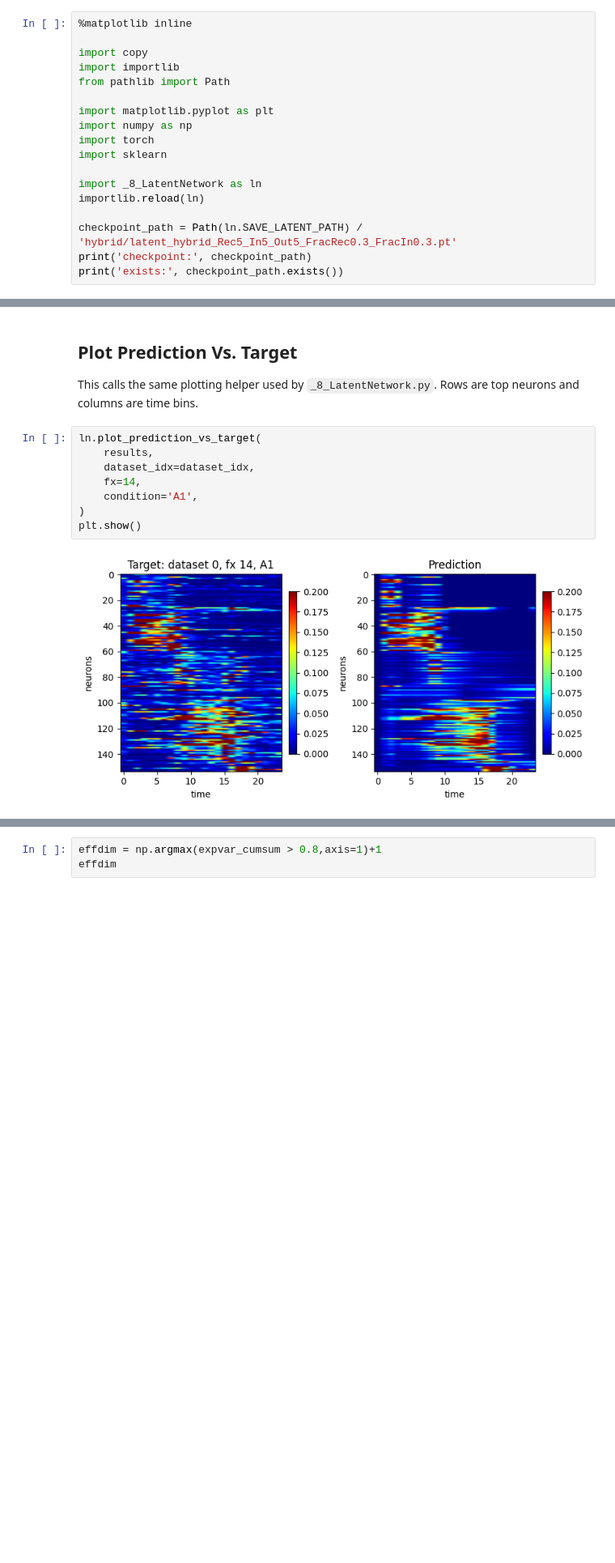
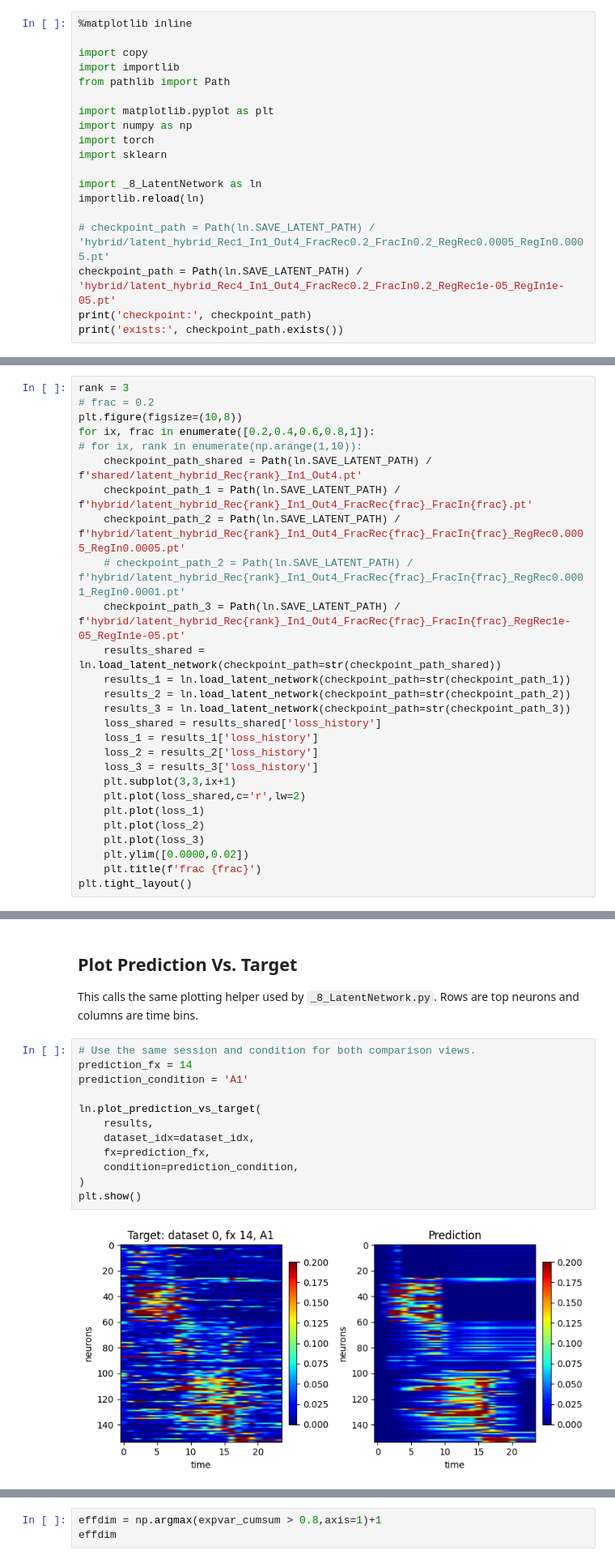
Before and after one commit to chrismkkim/ALMContinualLearning, a Jupyter notebook: _8_LatentNetwork_Notebook.ipynb, the cells around one changed output, grey strips where cells are left out. Shown at 81% size. Cells and saved outputs as stored; diff of their text form; blank space fills up the shorter version.

Commit message:
Minor update: _8_LatentNetwork_Notebook.ipynb compares different fraction of session components and shows data PCA

```diff
--- a/_8_LatentNetwork_Notebook.ipynb
+++ b/_8_LatentNetwork_Notebook.ipynb
@@ -22,7 +22,8 @@ import sklearn
 import _8_LatentNetwork as ln
 importlib.reload(ln)
 
-checkpoint_path = Path(ln.SAVE_LATENT_PATH) / 'hybrid/latent_hybrid_Rec5_In5_Out5_FracRec0.3_FracIn0.3.pt'
+# checkpoint_path = Path(ln.SAVE_LATENT_PATH) / 'hybrid/latent_hybrid_Rec1_In1_Out4_FracRec0.2_FracIn0.2_RegRec0.0005_RegIn0.0005.pt'
+checkpoint_path = Path(ln.SAVE_LATENT_PATH) / 'hybrid/latent_hybrid_Rec4_In1_Out4_FracRec0.2_FracIn0.2_RegRec1e-05_RegIn1e-05.pt'
 print('checkpoint:', checkpoint_path)
 print('exists:', checkpoint_path.exists())
 # %% [output]
@@ -66,0 +91,27 @@ tensor([0.1051, 0.0934, 0.1019, 0.2390, 0.1205, 0.0555, 0.1376, 0.0680, 0.1254,
+# %%
+rank = 3
+# frac = 0.2
+plt.figure(figsize=(10,8))
+for ix, frac in enumerate([0.2,0.4,0.6,0.8,1]):
+# for ix, rank in enumerate(np.arange(1,10)):
+    checkpoint_path_shared = Path(ln.SAVE_LATENT_PATH) / f'shared/latent_hybrid_Rec{rank}_In1_Out4.pt'
+    checkpoint_path_1 = Path(ln.SAVE_LATENT_PATH) / f'hybrid/latent_hybrid_Rec{rank}_In1_Out4_FracRec{frac}_FracIn{frac}.pt'
+    checkpoint_path_2 = Path(ln.SAVE_LATENT_PATH) / f'hybrid/latent_hybrid_Rec{rank}_In1_Out4_FracRec{frac}_FracIn{frac}_RegRec0.0005_RegIn0.0005.pt'
+    # checkpoint_path_2 = Path(ln.SAVE_LATENT_PATH) / f'hybrid/latent_hybrid_Rec{rank}_In1_Out4_FracRec{frac}_FracIn{frac}_RegRec0.0001_RegIn0.0001.pt'
+    checkpoint_path_3 = Path(ln.SAVE_LATENT_PATH) / f'hybrid/latent_hybrid_Rec{rank}_In1_Out4_FracRec{frac}_FracIn{frac}_RegRec1e-05_RegIn1e-05.pt'
+    results_shared = ln.load_latent_network(checkpoint_path=str(checkpoint_path_shared))
+    results_1 = ln.load_latent_network(checkpoint_path=str(checkpoint_path_1))
+    results_2 = ln.load_latent_network(checkpoint_path=str(checkpoint_path_2))
+    results_3 = ln.load_latent_network(checkpoint_path=str(checkpoint_path_3))
+    loss_shared = results_shared['loss_history']
+    loss_1 = results_1['loss_history']
+    loss_2 = results_2['loss_history']
+    loss_3 = results_3['loss_history']
+    plt.subplot(3,3,ix+1)
+    plt.plot(loss_shared,c='r',lw=2)
+    plt.plot(loss_1)
+    plt.plot(loss_2)
+    plt.plot(loss_3)
+    plt.ylim([0.0000,0.02])
+    plt.title(f'frac {frac}')
+plt.tight_layout()
@@ -181,12 +236,16 @@ conditions: ['P1', 'A1']
 
 This calls the same plotting helper used by `_8_LatentNetwork.py`. Rows are top neurons and columns are time bins.
 # %%
+# Use the same session and condition for both comparison views.
+prediction_fx = 14
+prediction_condition = 'A1'
+
 ln.plot_prediction_vs_target(
     results,
     dataset_idx=dataset_idx,
-    fx=14,
-    condition='A1',
+    fx=prediction_fx,
+    condition=prediction_condition,
 )
 plt.show()
 # %% [output]
-[figure, old version]
+[figure, new version]
```
Also changed, not shown: parts of 14 cells of this notebook.
